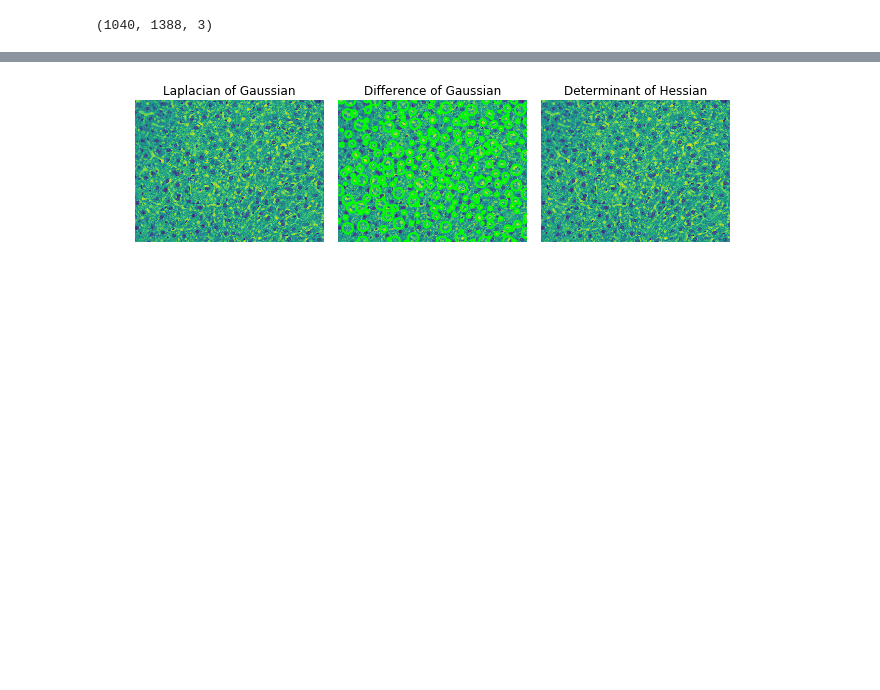
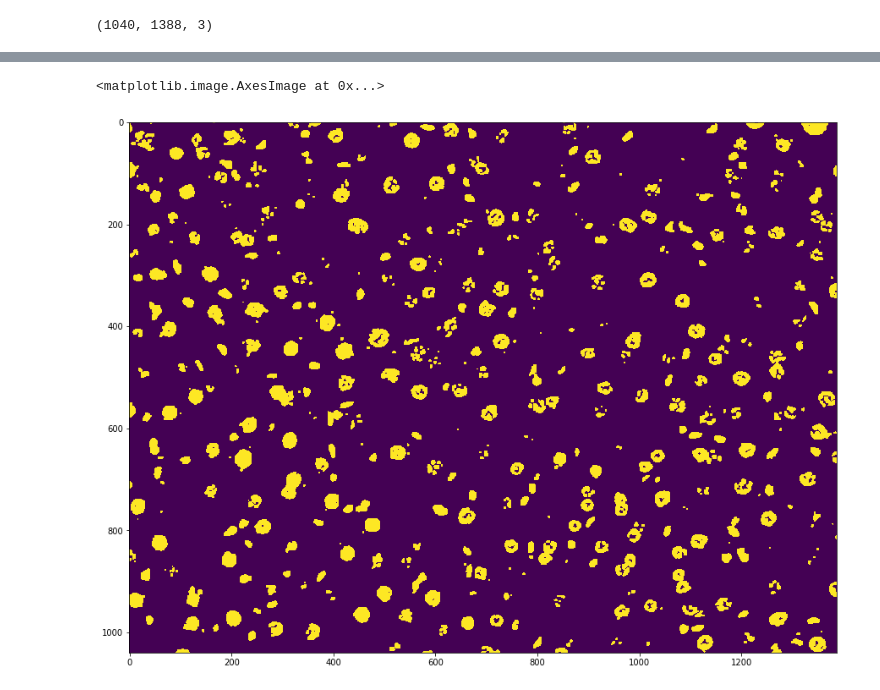
Before and after one commit to moqri/Aging-Cell-Morphology, a Jupyter notebook: plot_raw_image.ipynb, the cells around one changed output, grey strips where cells are left out. Drawn from its saved outputs; the diff is of its cells as text; code cells hidden in the pictures; blank space fills up the shorter version.

```diff
--- a/plot_raw_image.ipynb
+++ b/plot_raw_image.ipynb
@@ -36,3 +23,0 @@ plt.plot([threshold,threshold],[0,400000],'r')
-# %%
-plt.rcParams['figure.figsize']=(15,9)
-plt.imshow(ima>threshold)
@@ -60,40 +24,29 @@ plt.imshow(fcanny)
-# %%
-from math import sqrt
-from skimage import data
-from skimage.feature import blob_dog, blob_log, blob_doh
-from skimage.color import rgb2gray
-image = ima
-image_gray = rgb2gray(image)
-
-blobs_log = blob_log(image_gray, max_sigma=30, num_sigma=10, threshold=.1)
-
-# Compute radii in the 3rd column.
-blobs_log[:, 2] = blobs_log[:, 2] * sqrt(2)
-
-blobs_dog = blob_dog(image_gray, max_sigma=30, threshold=.1)
-blobs_dog[:, 2] = blobs_dog[:, 2] * sqrt(2)
-
-blobs_doh = blob_doh(image_gray, max_sigma=30, threshold=.01)
-
-blobs_list = [blobs_log, blobs_dog, blobs_doh]
-colors = ['yellow', 'lime', 'red']
-titles = ['Laplacian of Gaussian', 'Difference of Gaussian',
-          'Determinant of Hessian']
-sequence = zip(blobs_list, colors, titles)
-
-fig, axes = plt.subplots(1, 3, figsize=(9, 3), sharex=True, sharey=True)
-ax = axes.ravel()
-
-for idx, (blobs, color, title) in enumerate(sequence):
-    ax[idx].set_title(title)
-    ax[idx].imshow(image, interpolation='nearest')
-    for blob in blobs:
-        y, x, r = blob
-        c = plt.Circle((x, y), r, color=color, linewidth=2, fill=False)
-        ax[idx].add_patch(c)
-    ax[idx].set_axis_off()
-
-plt.tight_layout()
-plt.show()
-# %% [output]
-[figure, removed]
+# %%
+    import cv2
+
+    # Blur image to remove noise
+    frame=cv2.GaussianBlur(imarray, (3, 3), 0)
+
+    # Switch image from BGR colorspace to HSV
+    hsv = cv2.cvtColor(frame, cv2.COLOR_BGR2HSV)
+
+    # define range of black color in HSV
+    bmin = (0,0,0)
+    bmax = (180, 255, 30)
+
+    # Sets pixels to white if in black range, else will be set to black
+    mask = cv2.inRange(hsv, bmin, bmax)
+
+    # Bitwise-AND of mask and black only image - only used for display
+    res = cv2.bitwise_and(frame, frame, mask= mask)
+
+    #mask = cv2.erode(mask, None, iterations=1)
+    # commented out erode call, detection more accurate without it
+
+    # dilate makes the in range areas larger
+    mask = cv2.dilate(mask, None, iterations=1)
+    f = plt.figure(figsize=(15, 15))
+    plt.imshow(mask)
+# %% [output]
+<matplotlib.image.AxesImage at 0x...>
+[figure, added]
```
Also changed, not shown: parts of 8 cells of this notebook.
